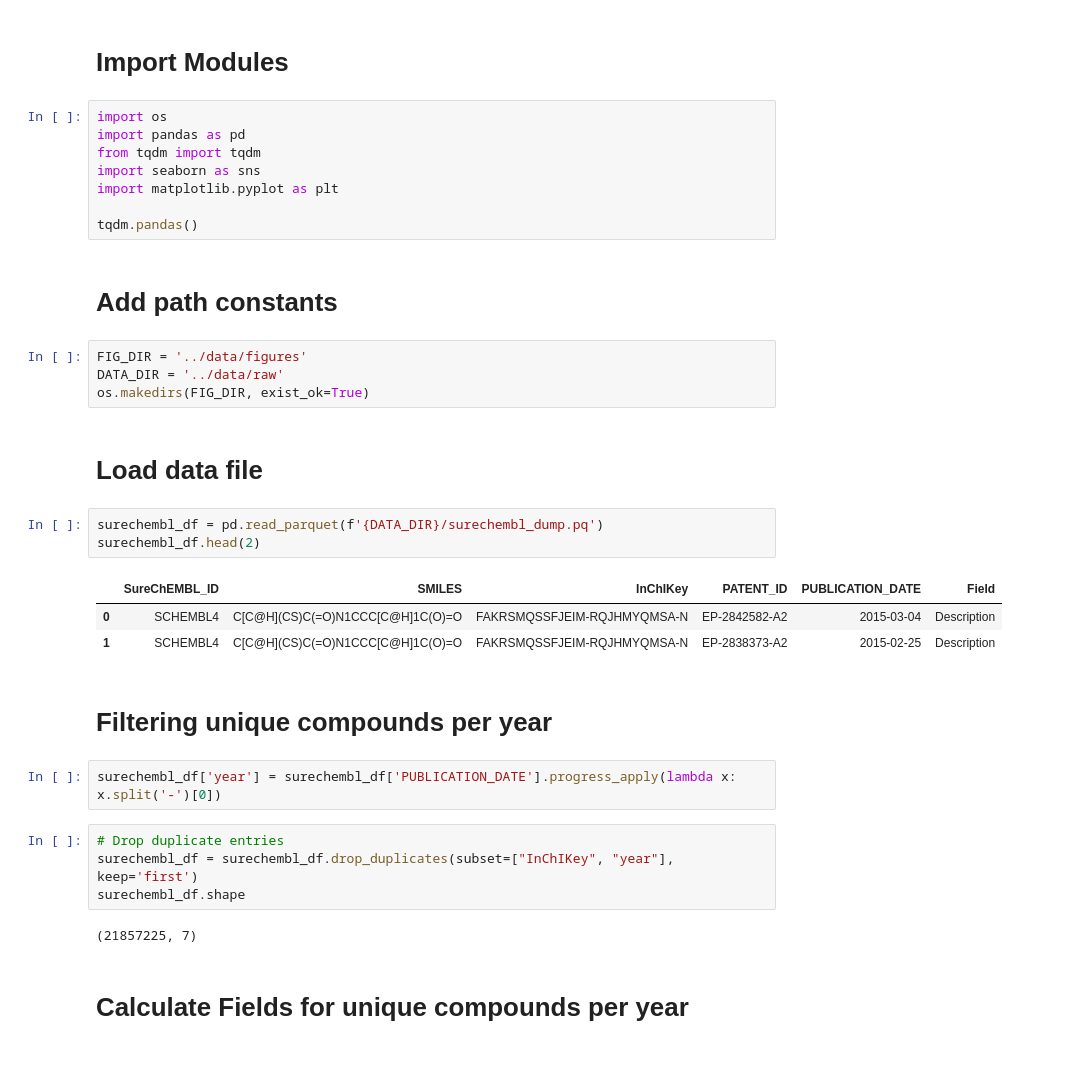
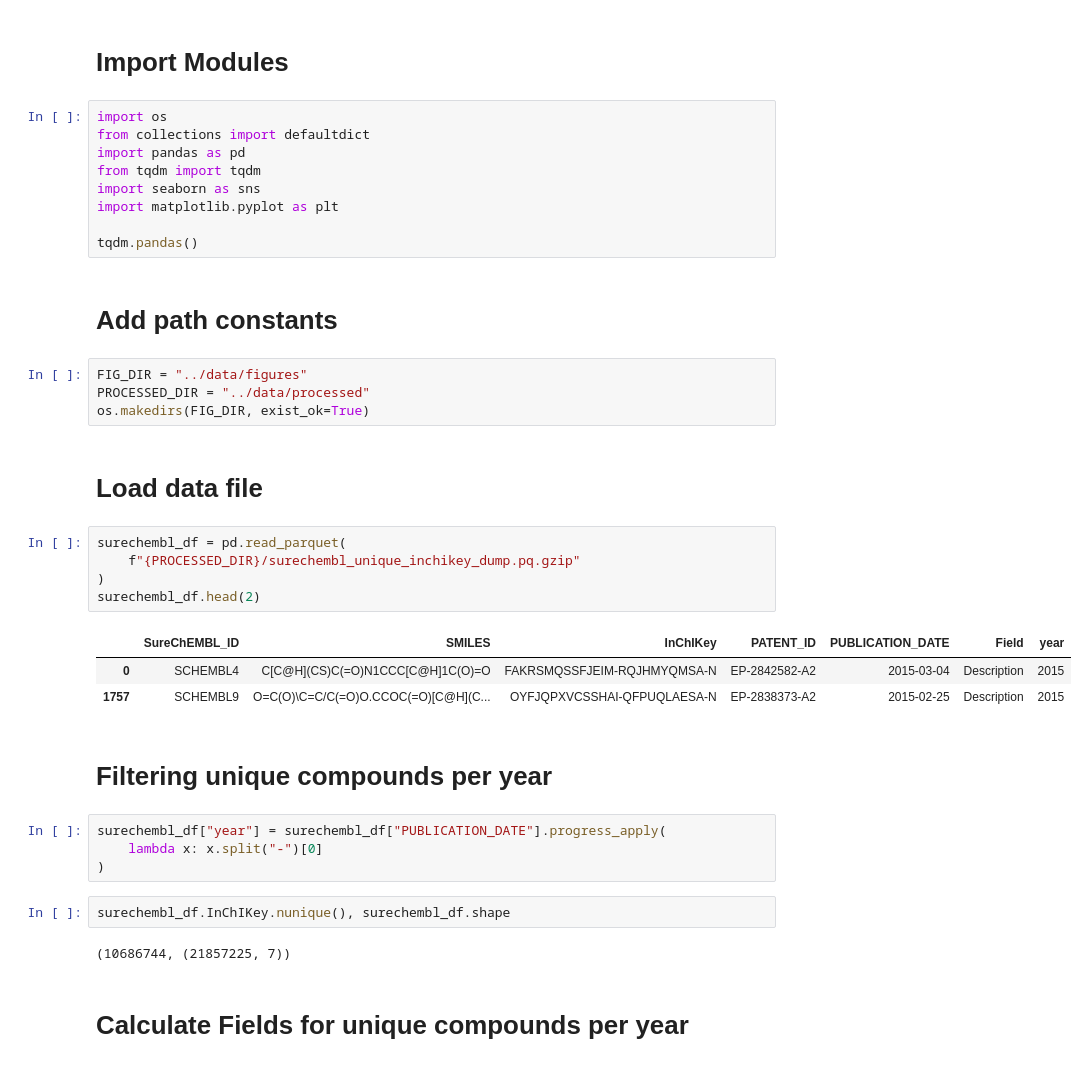
Before and after one commit to Fraunhofer-ITMP/patent-clinical-candidate-characteristics, a Jupyter notebook: notebooks/3_2_patent_findability.ipynb, the cells around one changed output. Cells and saved outputs as stored; diff of their text form.

```diff
--- a/notebooks/3_2_patent_findability.ipynb
+++ b/notebooks/3_2_patent_findability.ipynb
@@ -5,6 +5,7 @@
 # Import Modules
 # %%
 import os
+from collections import defaultdict
 import pandas as pd
 from tqdm import tqdm
 import seaborn as sns
@@ -14,27 +15,29 @@ tqdm.pandas()
 # %% [markdown]
 # Add path constants
 # %%
-FIG_DIR = '../data/figures'
-DATA_DIR = '../data/raw'
+FIG_DIR = "../data/figures"
+PROCESSED_DIR = "../data/processed"
 os.makedirs(FIG_DIR, exist_ok=True)
 # %% [markdown]
 # Load data file
 # %%
-surechembl_df = pd.read_parquet(f'{DATA_DIR}/surechembl_dump.pq')
+surechembl_df = pd.read_parquet(
+    f"{PROCESSED_DIR}/surechembl_unique_inchikey_dump.pq.gzip"
+)
 surechembl_df.head(2)
 # %% [output]
-|  | SureChEMBL_ID | SMILES | InChIKey | PATENT_ID | PUBLICATION_DATE | Field |
-| 0 | SCHEMBL4 | C[C@H](CS)C(=O)N1CCC[C@H]1C(O)=O | FAKRSMQSSFJEIM-RQJHMYQMSA-N | EP-2842582-A2 | 2015-03-04 | Description |
-| 1 | SCHEMBL4 | C[C@H](CS)C(=O)N1CCC[C@H]1C(O)=O | FAKRSMQSSFJEIM-RQJHMYQMSA-N | EP-2838373-A2 | 2015-02-25 | Description |
+|  | SureChEMBL_ID | SMILES | InChIKey | PATENT_ID | PUBLICATION_DATE | Field | year |
+| 0 | SCHEMBL4 | C[C@H](CS)C(=O)N1CCC[C@H]1C(O)=O | FAKRSMQSSFJEIM-RQJHMYQMSA-N | EP-2842582-A2 | 2015-03-04 | Description | 2015 |
+| 1757 | SCHEMBL9 | O=C(O)\C=C/C(=O)O.CCOC(=O)[C@H](C... | OYFJQPXVCSSHAI-QFPUQLAESA-N | EP-2838373-A2 | 2015-02-25 | Description | 2015 |
 # %% [markdown]
 # Filtering unique compounds per year
 # %%
-surechembl_df['year'] = surechembl_df['PUBLICATION_DATE'].progress_apply(lambda x: x.split('-')[0])
+surechembl_df["year"] = surechembl_df["PUBLICATION_DATE"].progress_apply(
+    lambda x: x.split("-")[0]
+)
-# %%
-# Drop duplicate entries
-surechembl_df = surechembl_df.drop_duplicates(subset=["InChIKey", "year"], keep='first')
-surechembl_df.shape
-# %% [output]
-(21857225, 7)
+# %%
+surechembl_df.InChIKey.nunique(), surechembl_df.shape
+# %% [output]
+(10686744, (21857225, 7))
 # %% [markdown]
 # Calculate Fields for unique compounds per year
```
Also changed, not shown: parts of 6 cells of this notebook, 1 other file.
